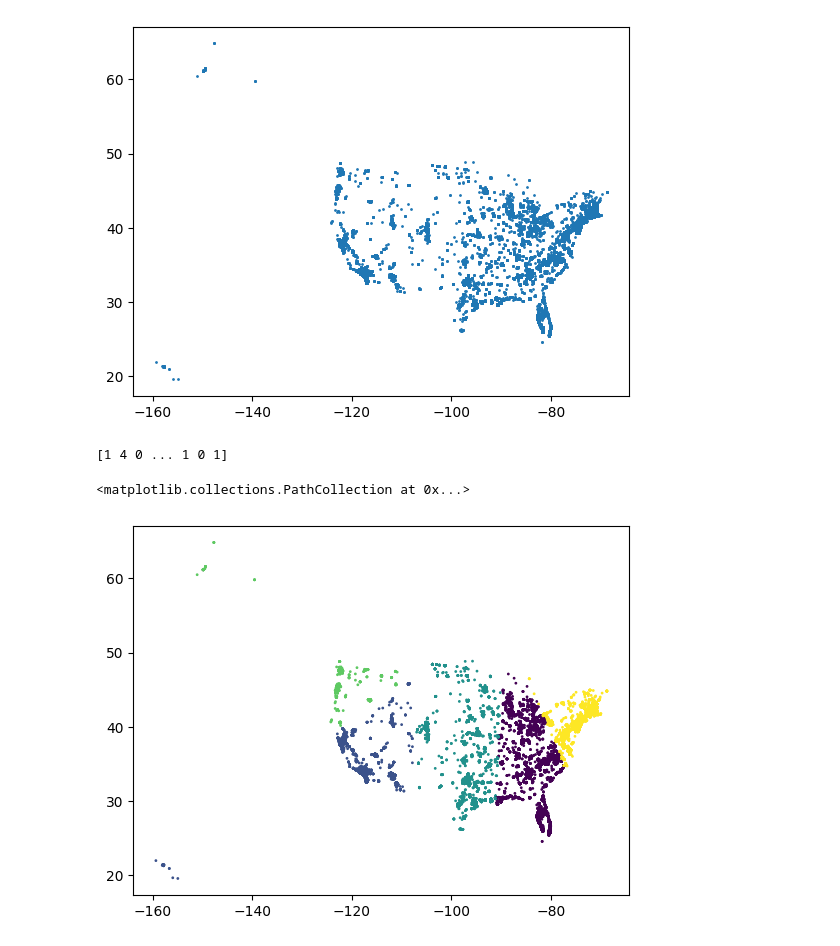
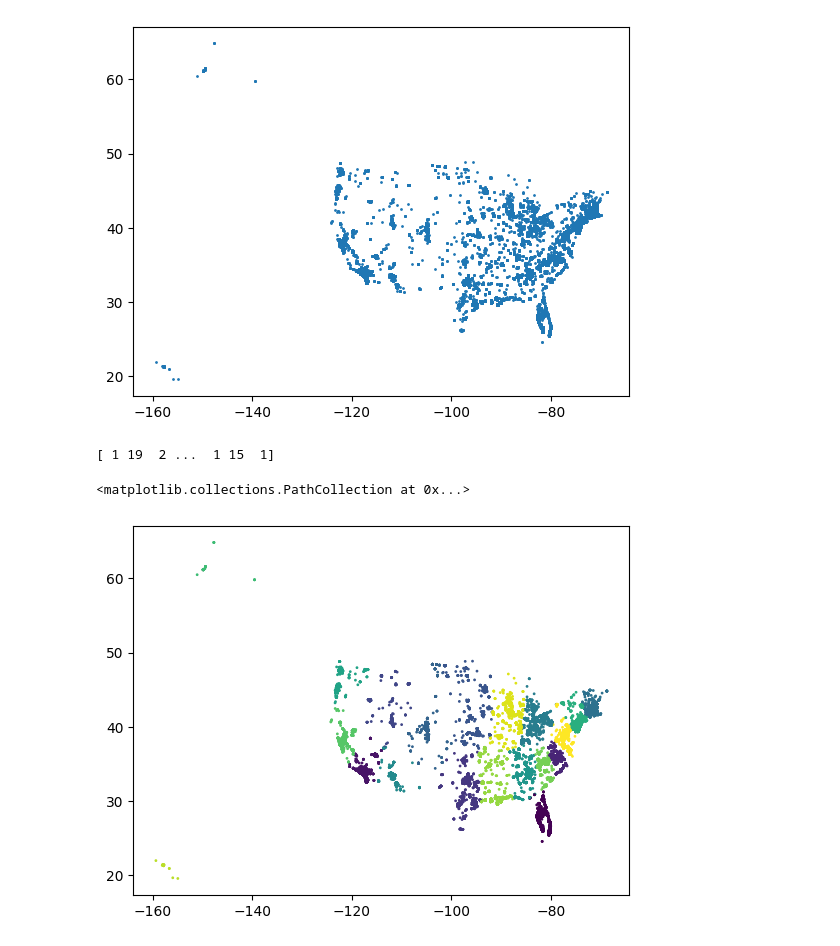
Before and after one commit to FelixFritz02/DataProject-WS-25-26, a Jupyter notebook: clustering_coordinates.ipynb, the cells around one changed output. Cells and saved outputs as stored; diff of their text form; code cells hidden in the pictures.

```diff
--- a/clustering_coordinates.ipynb
+++ b/clustering_coordinates.ipynb
@@ -12,16 +12,16 @@ plt.scatter(X["longitude"], X["latitude"], s=1)
 # %%
 from sklearn.cluster import KMeans
 import numpy as np
 
-kmeans = KMeans(n_clusters=5)
+kmeans = KMeans(n_clusters=20)
 kmeans.fit(X[["longitude", "latitude"]])
 clusters = kmeans.labels_
 print(kmeans.labels_)
 plt.scatter(X["longitude"], X["latitude"], c=clusters, s=1)
 # %% [output]
-[1 4 0 ... 1 0 1]
+[ 1 19  2 ...  1 15  1]
 <matplotlib.collections.PathCollection at 0x...>
-[figure, old version]
+[figure, new version]
 # %%
 one_hot_clusters = pd.get_dummies(clusters, prefix="cluster").astype(int)
 X = pd.concat([X, one_hot_clusters], axis=1)
```
Also changed, not shown: 4 other files.
